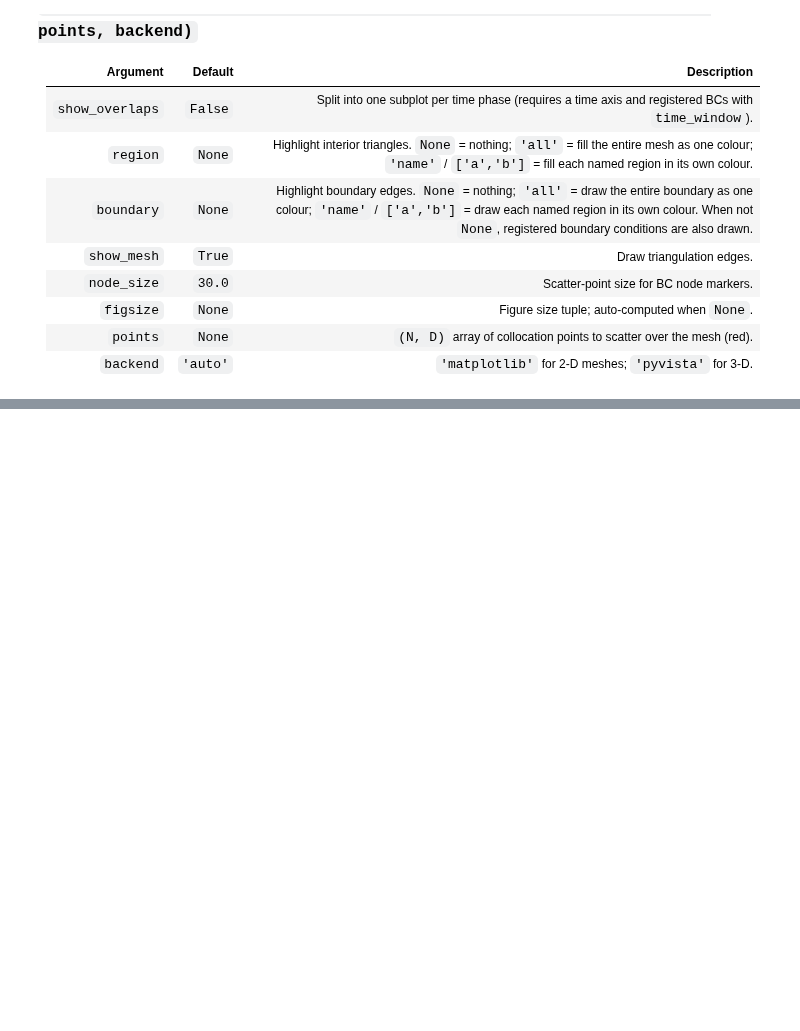
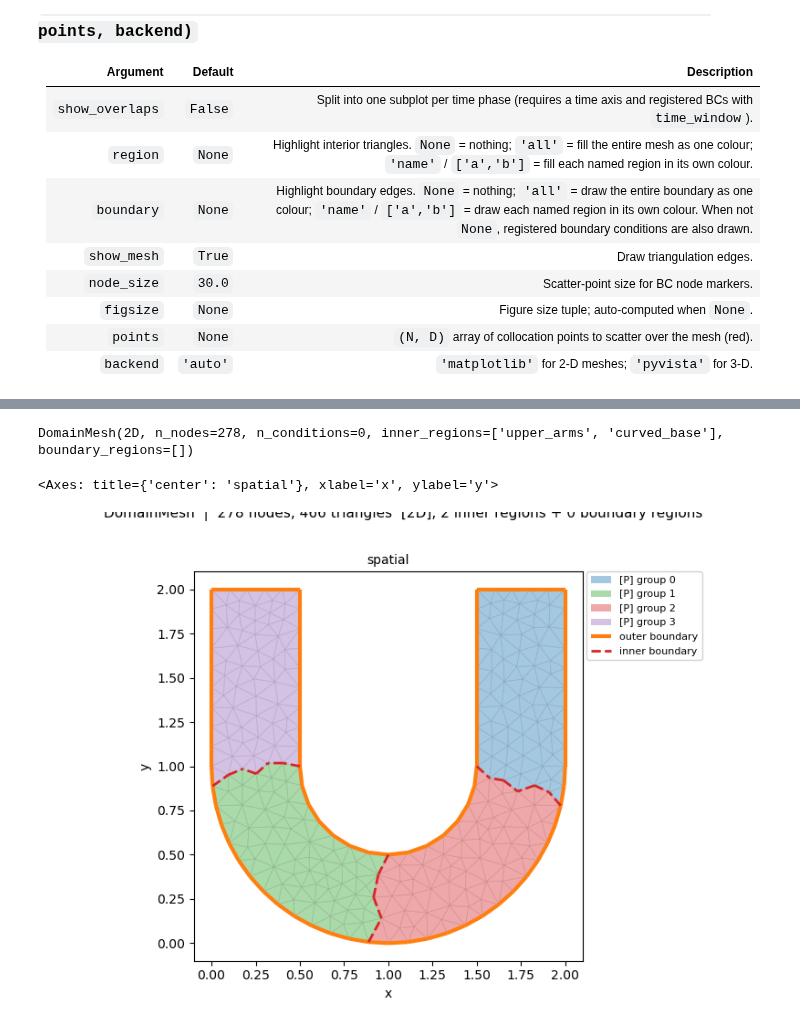
Before and after one commit to gatocor/pinn_models, a Jupyter notebook: examples/domain_mesh.ipynb, the cells around one changed output, grey strips where cells are left out. Drawn from its saved outputs; the diff is of its cells as text; code cells hidden in the pictures; blank space fills up the shorter version.

```diff
--- a/examples/domain_mesh.ipynb
+++ b/examples/domain_mesh.ipynb
@@ -445,0 +446,9 @@ DomainMesh(2D, n_nodes=278, n_conditions=0, inner_regions=['upper_arms', 'curved
+# %%
+dl.set_partition(space=4)
+
+print(dl)
+dl.plot(region='partition', boundary='partition', backend='matplotlib')
+# %% [output]
+DomainMesh(2D, n_nodes=278, n_conditions=0, inner_regions=['upper_arms', 'curved_base'], boundary_regions=[])
+<Axes: title={'center': 'spatial'}, xlabel='x', ylabel='y'>
+[figure, added]
```
Also changed, not shown: parts of 3 cells of this notebook, 38 other files.
